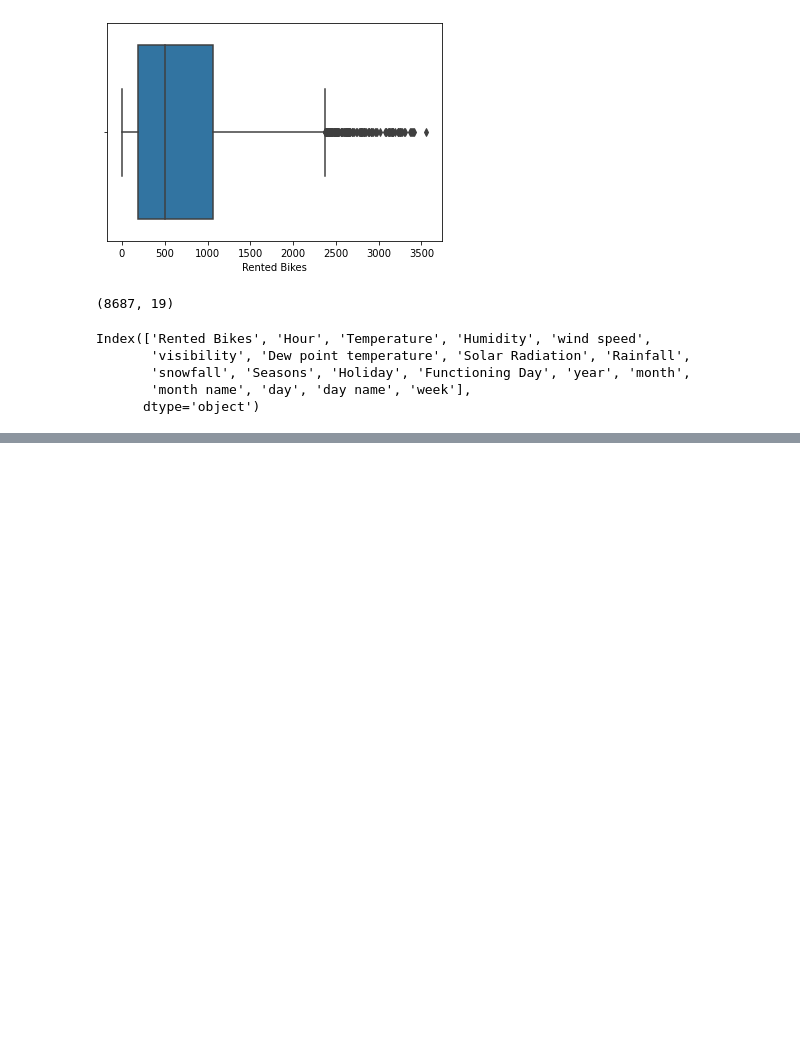
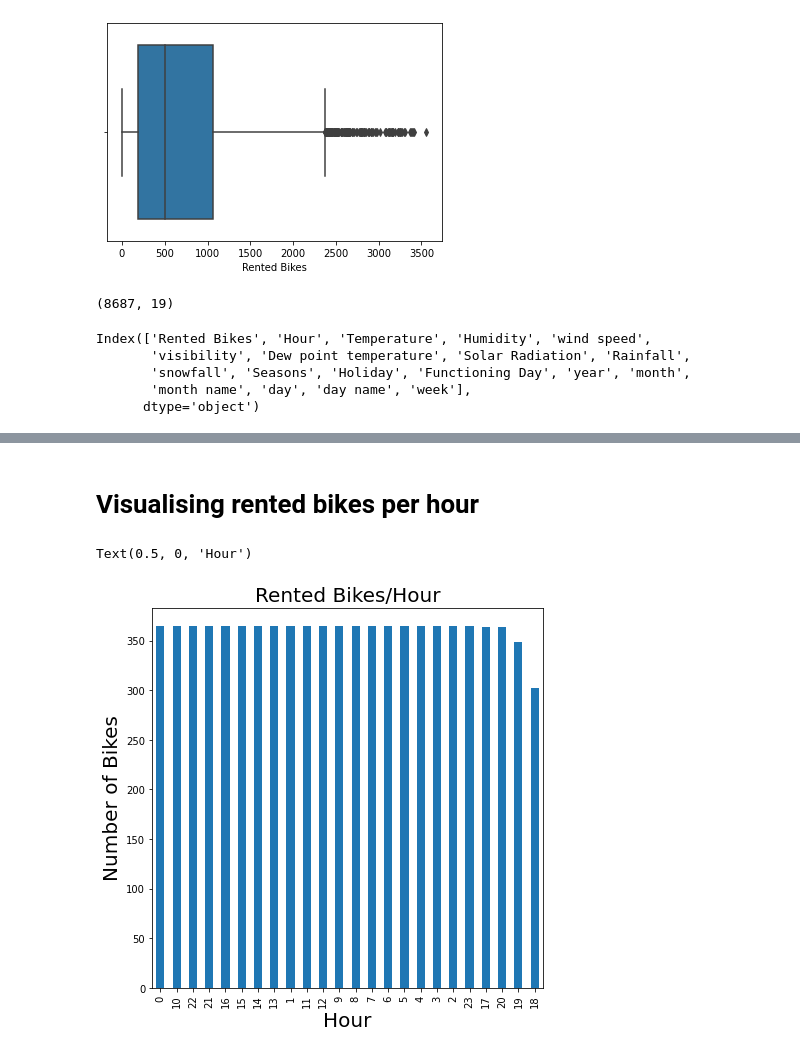
Before and after one commit to Rushabhtikale92/Bike-Sharing-Demand-Prediction, a Jupyter notebook: Bike_Sharing_Demand_Prediction_Rushabh_Tikale_Capstone_Project.ipynb, the cells around one changed output, grey strips where cells are left out. Saved outputs shown, nothing was run; the diff lists cells and outputs as text; code cells hidden in the pictures; blank space fills up the shorter version.

```diff
--- a/Bike_Sharing_Demand_Prediction_Rushabh_Tikale_Capstone_Project.ipynb
+++ b/Bike_Sharing_Demand_Prediction_Rushabh_Tikale_Capstone_Project.ipynb
@@ -268,0 +269,12 @@ independent_variables
+# %% [markdown]
+# Visualising rented bikes per hour
+# %%
+data = data['Hour'].value_counts()
+plt.figure(figsize=(7,7))
+data.plot(kind='bar')
+plt.title('Rented Bikes/Hour',fontsize=20)
+plt.ylabel('Number of Bikes',fontsize=20)
+plt.xlabel('Hour',fontsize=20)
+# %% [output]
+Text(0.5, 0, 'Hour')
+[figure, added]
```
Also changed, not shown: parts of 21 cells of this notebook.
